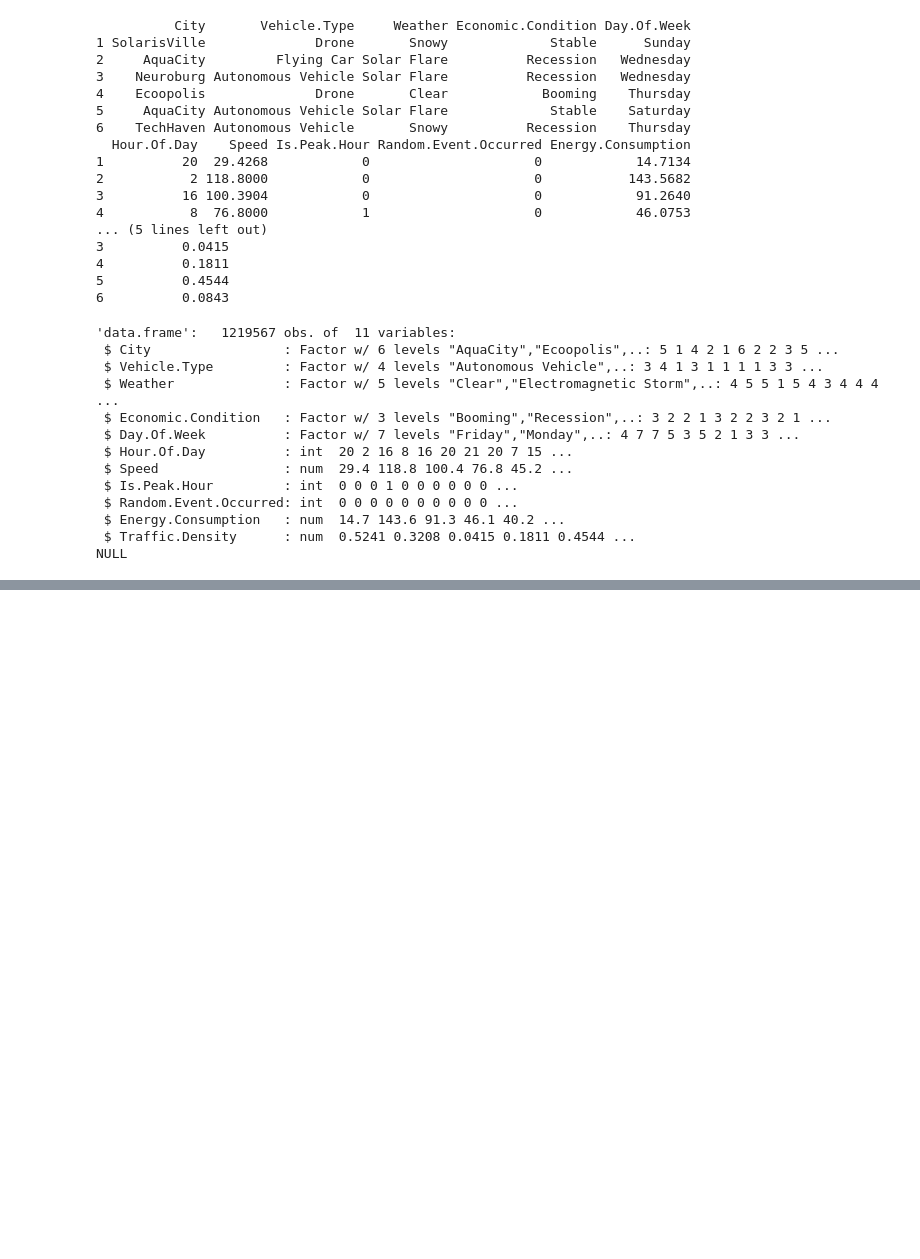
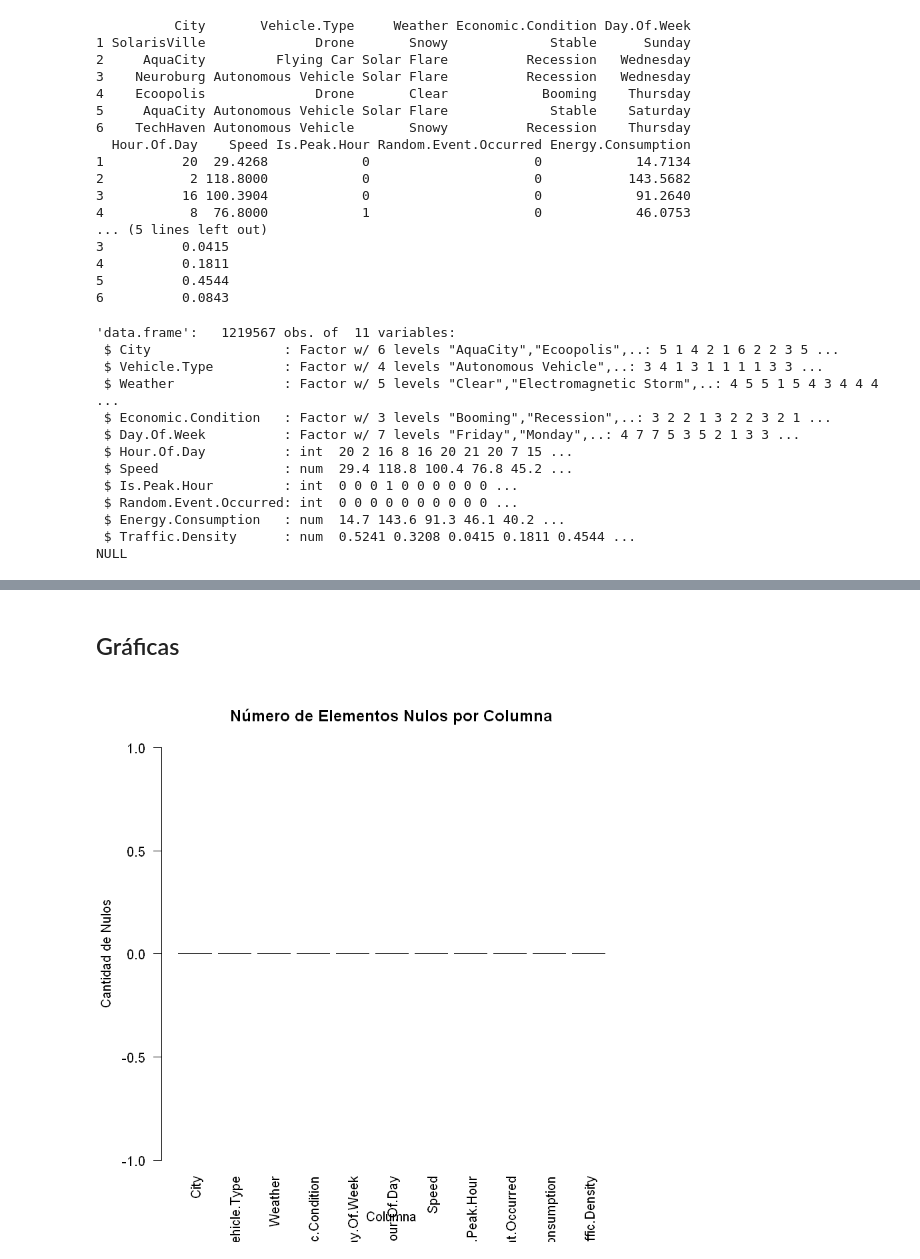
Before and after one commit to EdgarAntonioTorres/fundamentos_progra_big_data, a Jupyter notebook: TrafficR.ipynb, the cells around one changed output, grey strips where cells are left out. Saved outputs shown, nothing was run; the diff lists cells and outputs as text; code cells hidden in the pictures; blank space fills up the shorter version.

```diff
--- a/TrafficR.ipynb
+++ b/TrafficR.ipynb
@@ -66,3 +66,13 @@ print(str(df_fct))
  $ Energy.Consumption   : num  14.7 143.6 91.3 46.1 40.2 ...
  $ Traffic.Density      : num  0.5241 0.3208 0.0415 0.1811 0.4544 ...
 NULL
+# %%
+# Calcular elementos nulos en las columnas de un dataframe
+calcular_nulos <- function(df) {
+  nulos <- colSums(is.na(df))
+  return(nulos)
+}
+
+nulos_df_fct <- calcular_nulos(df_fct)
+print("Elementos nulos por columna:")
+print(nulos_df_fct)
@@ -68,0 +209,13 @@ NULL
+# %% [markdown]
+## Gráficas
+# %%
+# Función para graficar el número de elementos nulos por columna (base R)
+graficar_nulos_base <- function(nulos) {
+  barplot(nulos, main = "Número de Elementos Nulos por Columna",
+          xlab = "Columna", ylab = "Cantidad de Nulos",
+          col = "steelblue", las = 2)
+}
+nulos_resultado <- calcular_nulos(df_fct)
+graficar_nulos_base(nulos_resultado)
+# %% [output]
+[figure, added]
```
Also changed, not shown: parts of 13 cells of this notebook, 1 other file.
